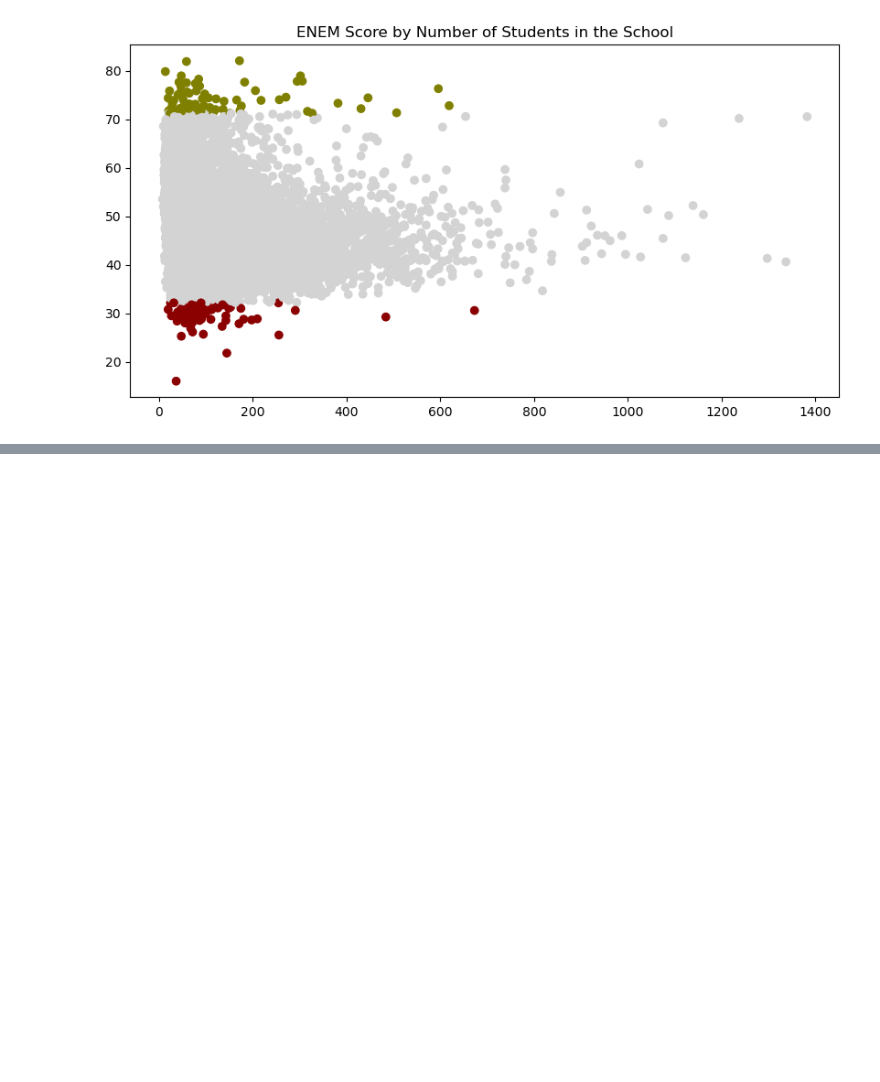
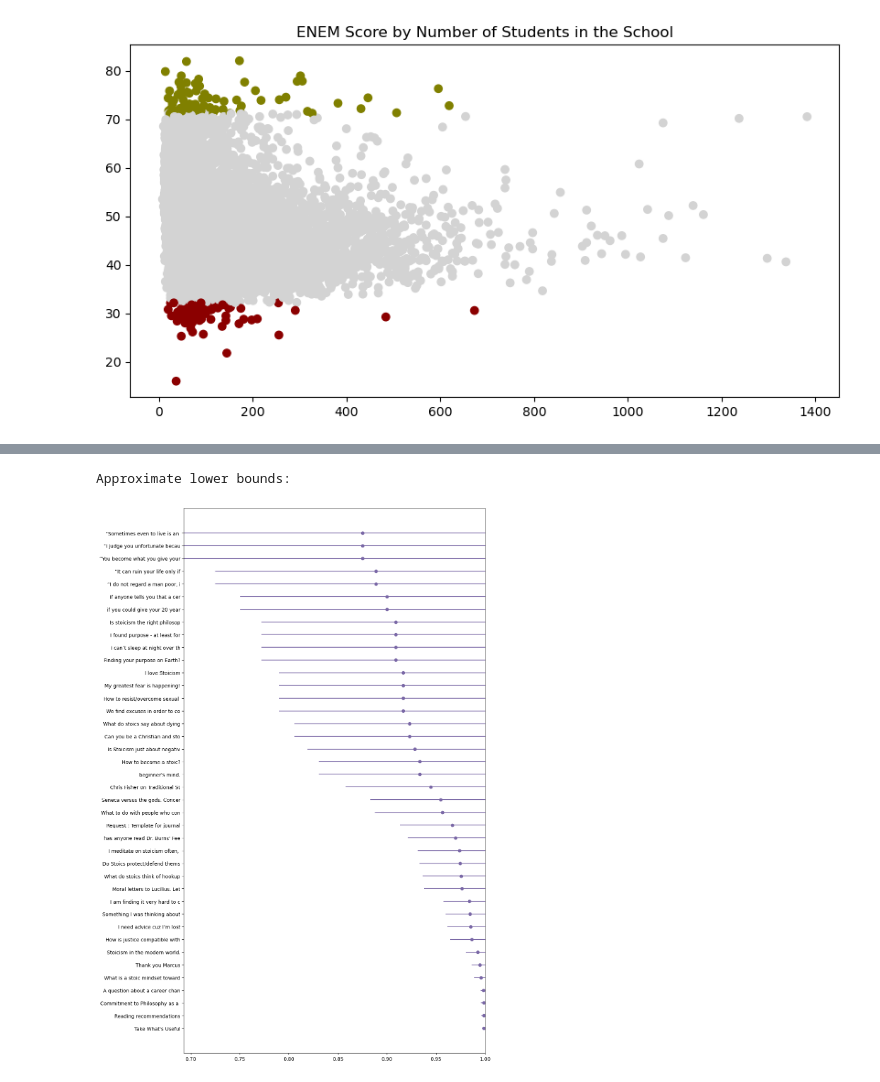
Before and after one commit to Bizovi/decision-making, a Jupyter notebook: playground/03_limit_theorems.ipynb, the cells around one changed output, grey strips where cells are left out. Drawn from its saved outputs; the diff is of its cells as text; code cells hidden in the pictures; blank space fills up the shorter version.

```diff
--- a/playground/03_limit_theorems.ipynb
+++ b/playground/03_limit_theorems.ipynb
@@ -142,0 +159,13 @@ plt.title("ENEM Score by Number of Students in the School");
+# %%
+list_submissions = []
+for sub in hot_cogsci:
+    if not sub.stickied:
+        list_submissions.append({
+            "title": sub.title,
+            "ups": sub.ups,
+            "downs": sub.downs,
+            "visited": sub.visited
+        })
+# %%
+df_submissions = pd.DataFrame(list_submissions)
+df_submissions.head()
@@ -142,0 +179,29 @@ plt.title("ENEM Score by Number of Students in the School");
+# %%
+def intervals(u,d):
+    a = 1. + u
+    b = 1. + d
+    mu = a/(a+b)
+    std_err = 1.65*np.sqrt( (a*b)/( (a+b)**2*(a+b+1.) ) )
+    return ( mu, std_err )
+
+
+print("Approximate lower bounds:")
+posterior_mean, std_err  = intervals(df_submissions["ups"], df_submissions["downs"])
+lb = posterior_mean - std_err
+# %% [output]
+Approximate lower bounds:
+# %%
+df = df_submissions.assign(
+    post_mean = posterior_mean,
+    std_err = std_err,
+    lb = lb,
+).sort_values(by="lb", ascending=False).head(40)
+# %%
+figsize(11, 20)
+plt.errorbar( df["post_mean"], np.arange(len(df)),
+               xerr=df["std_err"], capsize=0, fmt="o",
+                color = "#7A68A6")
+plt.xlim( df["lb"].min(), 1)
+plt.yticks( np.arange( len(df) - 1,-1,-1 ), map( lambda x: x[:30].replace("\n",""), df["title"]) );
+# %% [output]
+[figure, added]
```
Also changed, not shown: parts of 3 cells of this notebook, 1 other file.
